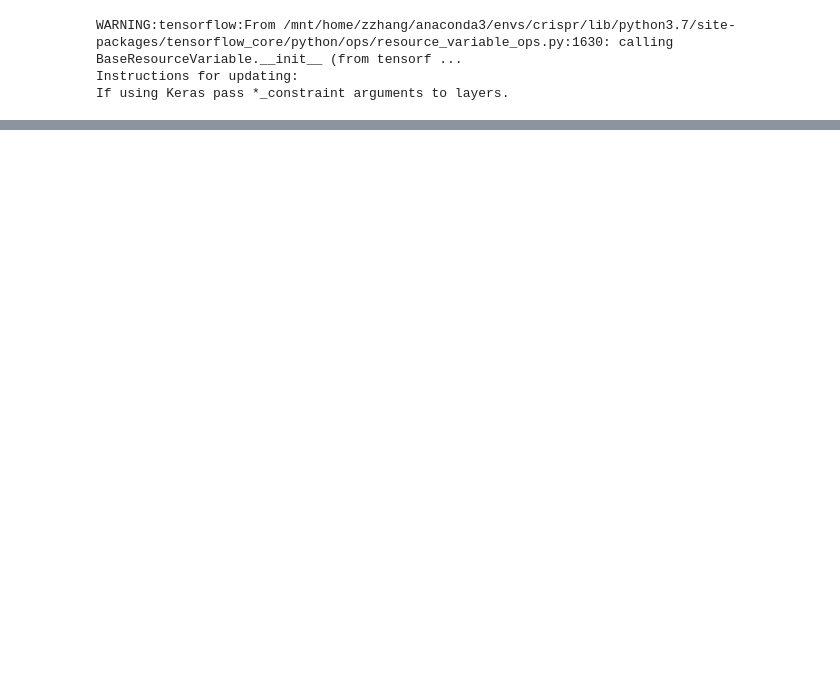
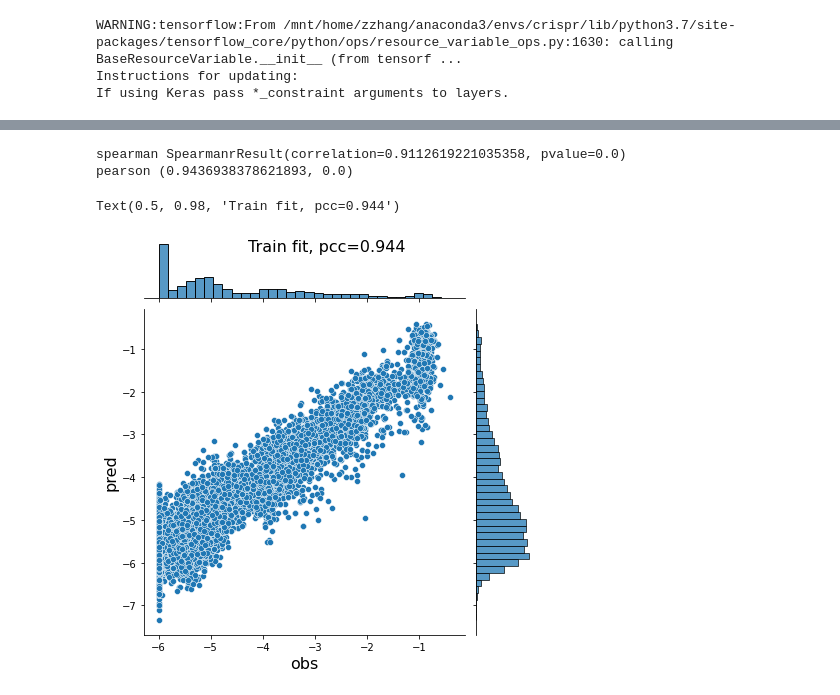
Before and after one commit to zj-zhang/Elektrum, a Jupyter notebook: notebooks/02-fullConnectModel.ipynb, the cells around one changed output, grey strips where cells are left out. Drawn from its saved outputs; the diff is of its cells as text; code cells hidden in the pictures; blank space fills up the shorter version.

```diff
--- a/notebooks/02-fullConnectModel.ipynb
+++ b/notebooks/02-fullConnectModel.ipynb
@@ -77,0 +118,13 @@ pearson (0.7613831515013036, 0.0)
+# %%
+y_fit = model.predict(x_train).flatten()
+h = sns.jointplot(y_train[:,tar_to_train], y_fit)
+h.set_axis_labels("obs", "pred", fontsize=16)
+print("spearman", ss.spearmanr(y_fit, y_train[:,tar_to_train]))
+p = ss.pearsonr(y_fit, y_train[:,tar_to_train])
+print("pearson", p)
+h.fig.suptitle("Train fit, pcc=%.3f"%p[0], fontsize=16)
+# %% [output]
+spearman SpearmanrResult(correlation=0.9112619221035358, pvalue=0.0)
+pearson (0.9436938378621893, 0.0)
+Text(0.5, 0.98, 'Train fit, pcc=0.944')
+[figure, added]
```
Also changed, not shown: parts of 12 cells of this notebook, 7 other files.
